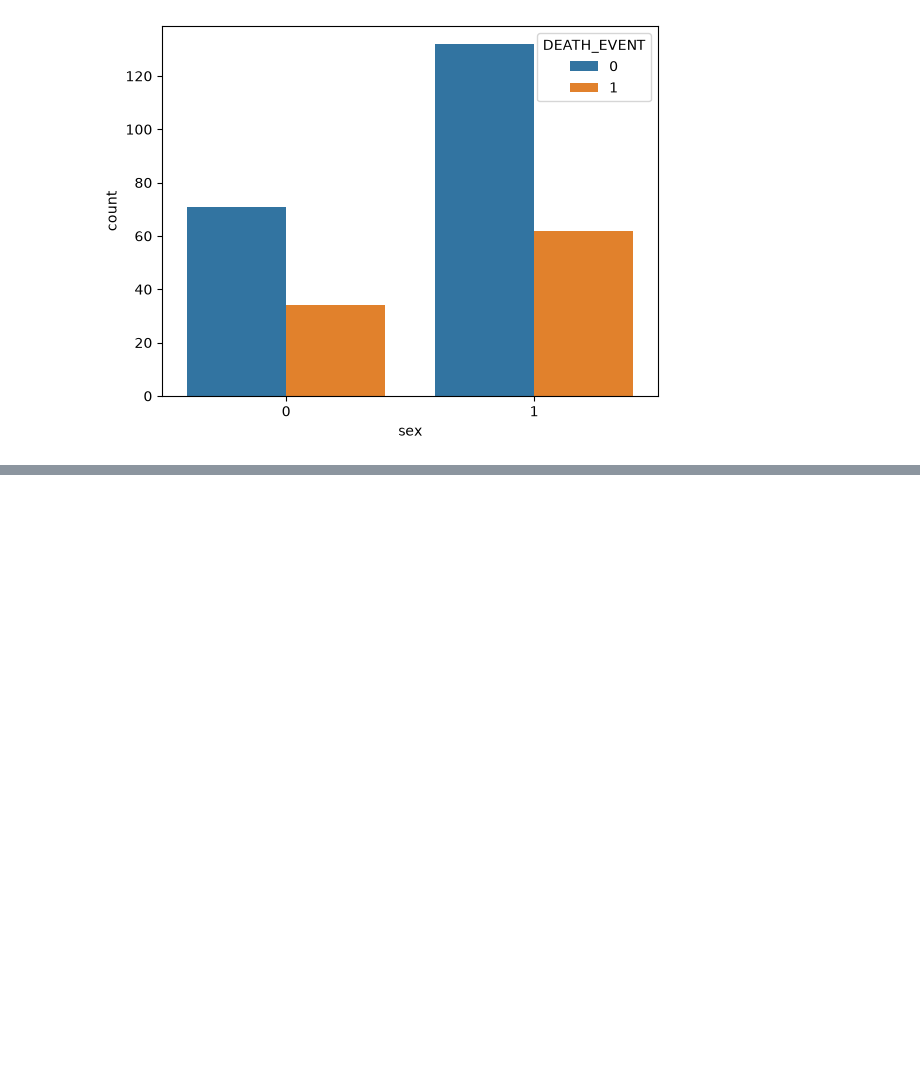
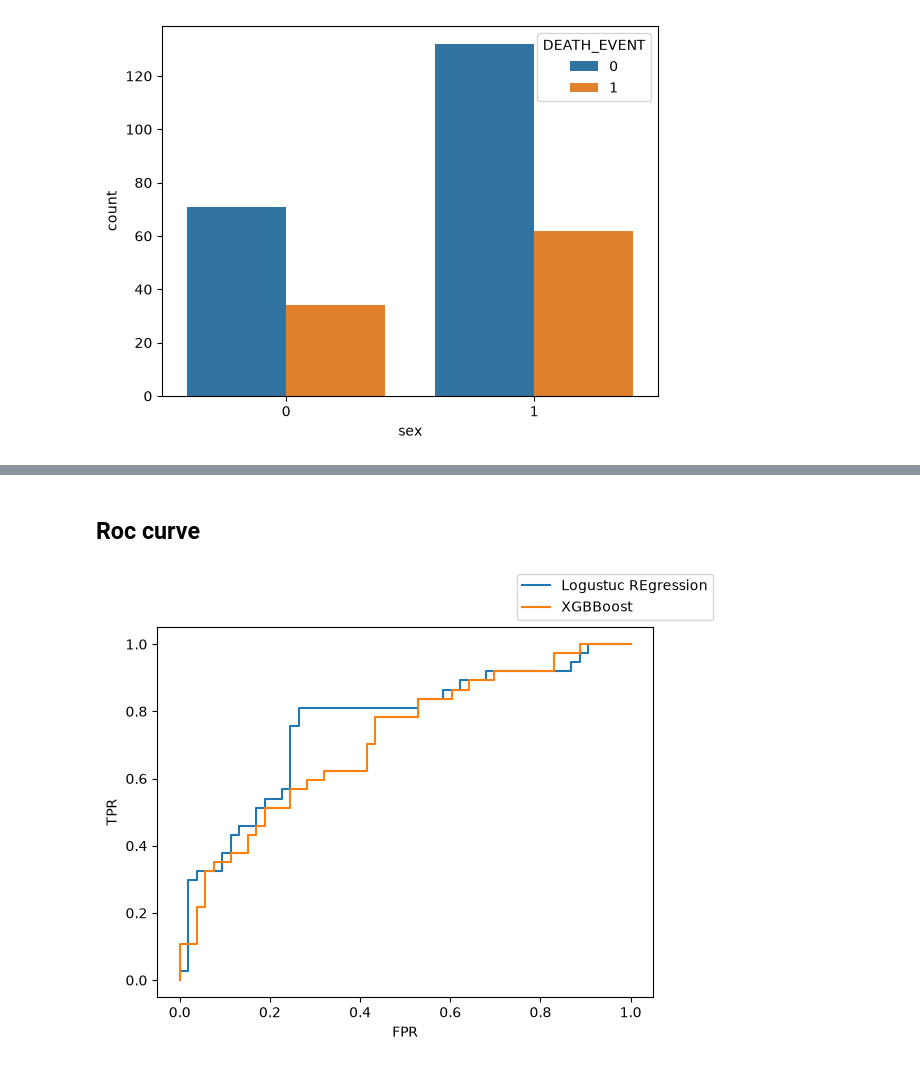
Before and after one commit to LeoChoi224/PyWork, a Jupyter notebook: 07_DataAnalysis/08 EDA - 데이터분석으로 심부전증 원인 분석.ipynb, the cells around one changed output, grey strips where cells are left out. Saved outputs shown, nothing was run; the diff lists cells and outputs as text; code cells hidden in the pictures; blank space fills up the shorter version.

```diff
--- a/07_DataAnalysis/08 EDA - 데이터분석으로 심부전증 원인 분석.ipynb
+++ b/07_DataAnalysis/08 EDA - 데이터분석으로 심부전증 원인 분석.ipynb
@@ -513,0 +686,2 @@ sns.countplot(x='sex', data=df, hue='DEATH_EVENT')
+# %% [markdown]
+## Roc curve
@@ -513,0 +690,21 @@ sns.countplot(x='sex', data=df, hue='DEATH_EVENT')
+# %%
+fig = plt.figure()
+ax = fig.gca()  # gca(): get current axes
+
+proba_lr = model_lr.predict_proba(X_test)[:, 1]
+proba_xgb = model_xgb.predict_proba(X_test)[:, 1]
+
+fprs, tprs, thresholds = roc_curve(y_test, proba_lr)
+ax.plot(fprs, tprs, label='Logustuc REgression')
+
+fprs, tprs, thresholds = roc_curve(y_test, proba_xgb)
+ax.plot(fprs, tprs, label='XGBBoost')
+
+ax.set_xlabel('FPR')
+ax.set_ylabel('TPR')
+
+fig.legend()
+
+plt.show()
+# %% [output]
+[figure, added]
```
Also changed, not shown: parts of 44 cells of this notebook, 6 other files.
